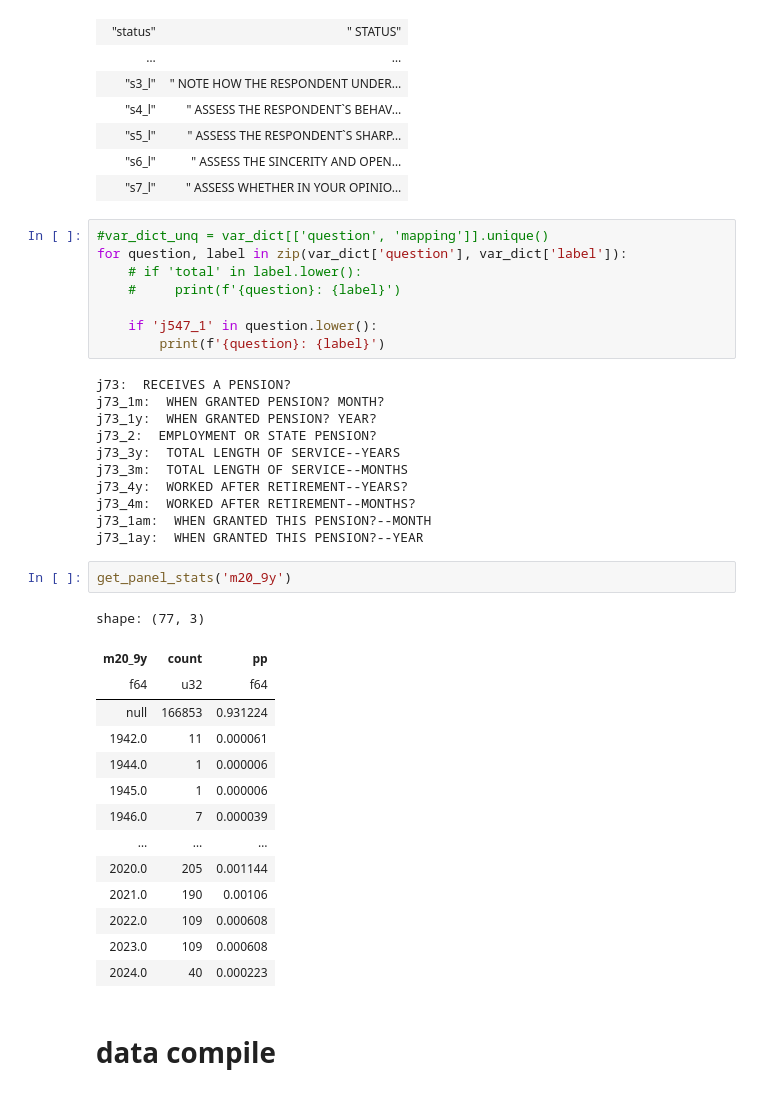
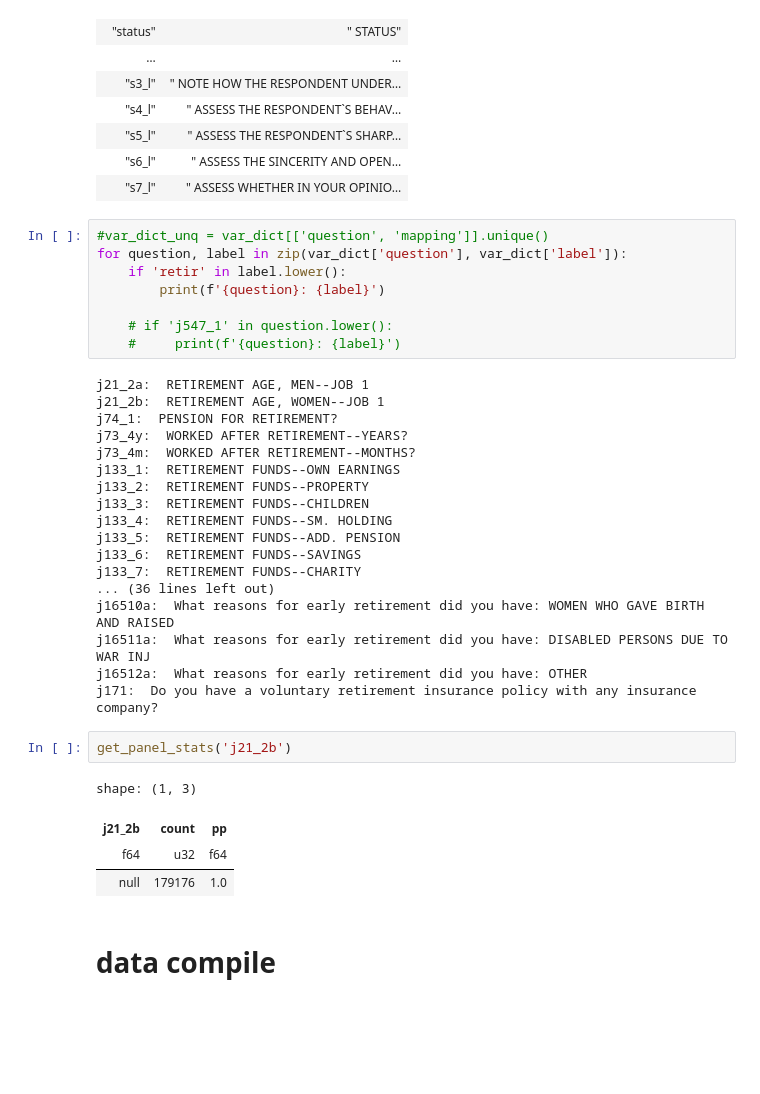
Before and after one commit to DmitriMt/master_thesis, a Jupyter notebook: notebooks/data_prep2.ipynb, the cells around one changed output. Cells and saved outputs as stored; diff of their text form; blank space fills up the shorter version.

```diff
--- a/notebooks/data_prep2.ipynb
+++ b/notebooks/data_prep2.ipynb
@@ -213,39 +213,36 @@ shape: (3_895, 2)
 # %%
 #var_dict_unq = var_dict[['question', 'mapping']].unique()
 for question, label in zip(var_dict['question'], var_dict['label']):
-    # if 'total' in label.lower():
+    if 'retir' in label.lower():
+        print(f'{question}: {label}')
+
+    # if 'j547_1' in question.lower():
     #     print(f'{question}: {label}')
-
-    if 'j547_1' in question.lower():
-        print(f'{question}: {label}')
 # %% [output]
-j73:  RECEIVES A PENSION?
-j73_1m:  WHEN GRANTED PENSION? MONTH?
-j73_1y:  WHEN GRANTED PENSION? YEAR?
-j73_2:  EMPLOYMENT OR STATE PENSION?
-j73_3y:  TOTAL LENGTH OF SERVICE--YEARS
-j73_3m:  TOTAL LENGTH OF SERVICE--MONTHS
+j21_2a:  RETIREMENT AGE, MEN--JOB 1
+j21_2b:  RETIREMENT AGE, WOMEN--JOB 1
+j74_1:  PENSION FOR RETIREMENT?
 j73_4y:  WORKED AFTER RETIREMENT--YEARS?
 j73_4m:  WORKED AFTER RETIREMENT--MONTHS?
-j73_1am:  WHEN GRANTED THIS PENSION?--MONTH
-j73_1ay:  WHEN GRANTED THIS PENSION?--YEAR
+j133_1:  RETIREMENT FUNDS--OWN EARNINGS
+j133_2:  RETIREMENT FUNDS--PROPERTY
+j133_3:  RETIREMENT FUNDS--CHILDREN
+j133_4:  RETIREMENT FUNDS--SM. HOLDING
+j133_5:  RETIREMENT FUNDS--ADD. PENSION
+j133_6:  RETIREMENT FUNDS--SAVINGS
+j133_7:  RETIREMENT FUNDS--CHARITY
+... (36 lines left out)
+j16510a:  What reasons for early retirement did you have: WOMEN WHO GAVE BIRTH AND RAISED
+j16511a:  What reasons for early retirement did you have: DISABLED PERSONS DUE TO WAR INJ
+j16512a:  What reasons for early retirement did you have: OTHER
+j171:  Do you have a voluntary retirement insurance policy with any insurance company?
 # %%
-get_panel_stats('m20_9y')
+get_panel_stats('j21_2b')
 # %% [output]
-shape: (77, 3)
+shape: (1, 3)
-| m20_9y | count | pp |
+| j21_2b | count | pp |
 | f64 | u32 | f64 |
-| null | 166853 | 0.931224 |
-| 1942.0 | 11 | 0.000061 |
-| 1944.0 | 1 | 0.000006 |
-| 1945.0 | 1 | 0.000006 |
-| 1946.0 | 7 | 0.000039 |
-| … | … | … |
-| 2020.0 | 205 | 0.001144 |
-| 2021.0 | 190 | 0.00106 |
-| 2022.0 | 109 | 0.000608 |
-| 2023.0 | 109 | 0.000608 |
-| 2024.0 | 40 | 0.000223 |
+| null | 179176 | 1.0 |
 # %% [markdown]
 # data compile
 # %%
```
Also changed, not shown: 32 other files.
